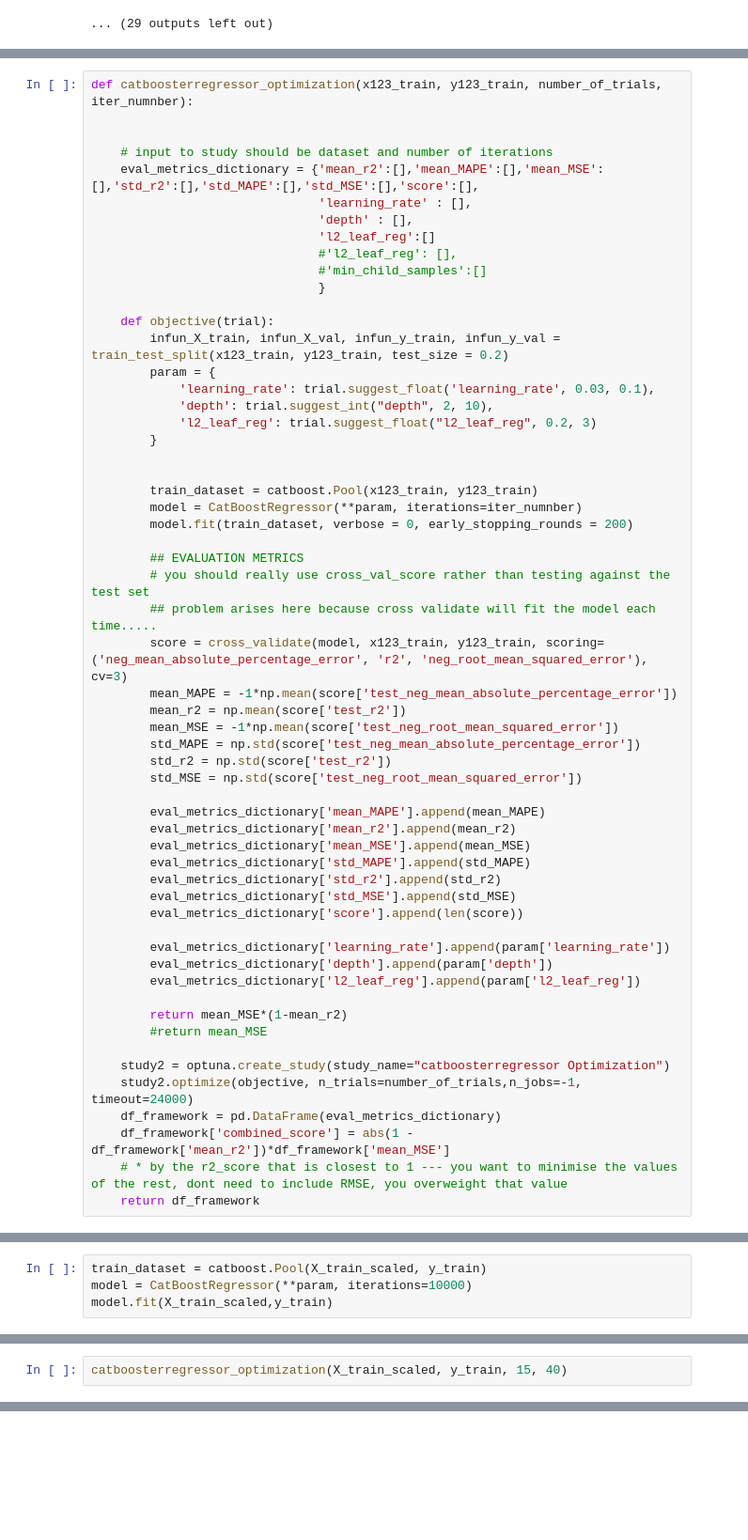
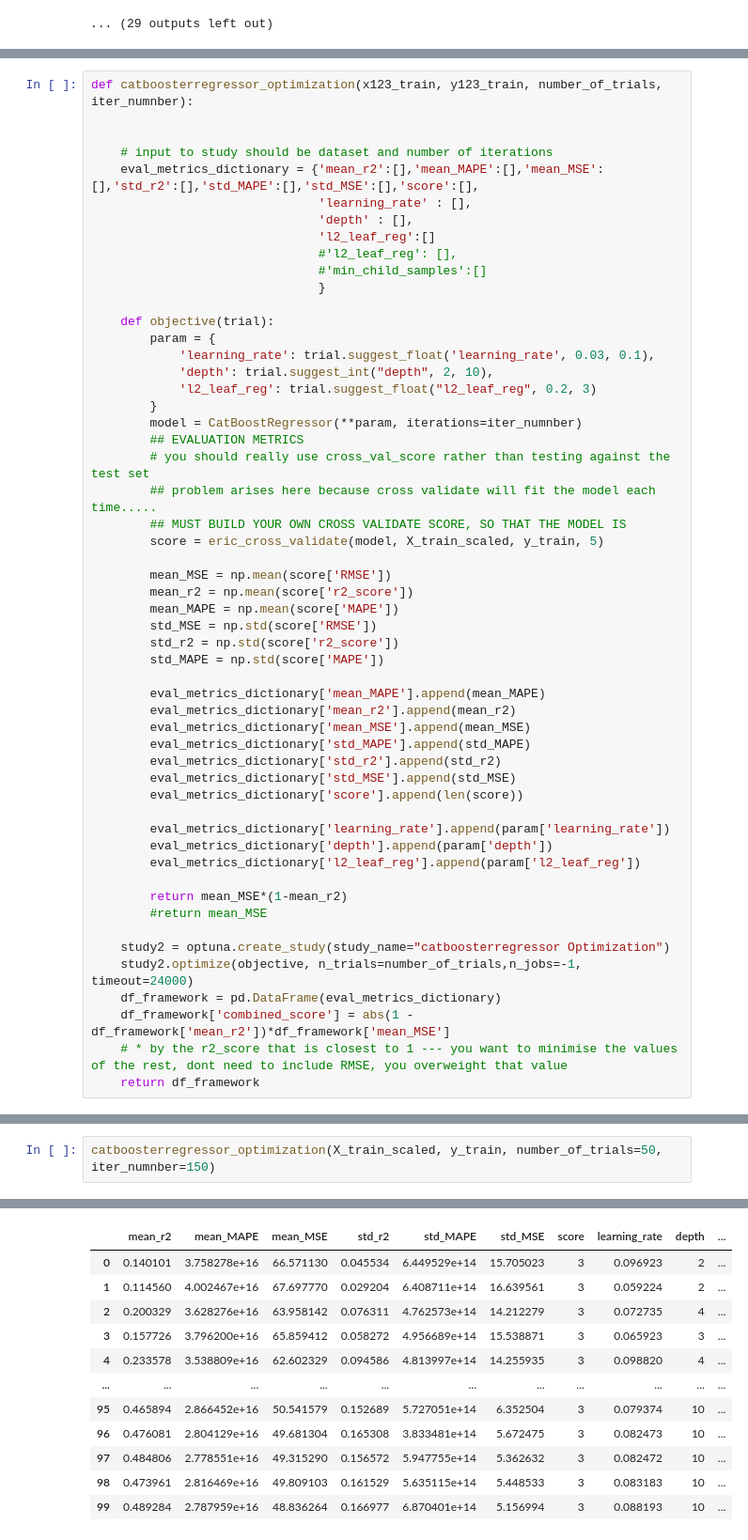
Before and after one commit to saeedbasha/flight_delays_ML, a Jupyter notebook: Lasso_Ridge_optimization.ipynb, the cells around one changed output, grey strips where cells are left out. Shown at 94% size. Drawn from its saved outputs; the diff is of its cells as text; blank space fills up the shorter version.

```diff
--- a/Lasso_Ridge_optimization.ipynb
+++ b/Lasso_Ridge_optimization.ipynb
@@ -762,28 +762,24 @@ def catboosterregressor_optimization(x123_train, y123_train, number_of_trials, i
                                }
 
     def objective(trial):
-        infun_X_train, infun_X_val, infun_y_train, infun_y_val = train_test_split(x123_train, y123_train, test_size = 0.2)
         param = {
             'learning_rate': trial.suggest_float('learning_rate', 0.03, 0.1),
             'depth': trial.suggest_int("depth", 2, 10),
             'l2_leaf_reg': trial.suggest_float("l2_leaf_reg", 0.2, 3)
         }
-
-
-        train_dataset = catboost.Pool(x123_train, y123_train)
         model = CatBoostRegressor(**param, iterations=iter_numnber)
-        model.fit(train_dataset, verbose = 0, early_stopping_rounds = 200)
-
         ## EVALUATION METRICS
         # you should really use cross_val_score rather than testing against the test set
         ## problem arises here because cross validate will fit the model each time.....
-        score = cross_validate(model, x123_train, y123_train, scoring=('neg_mean_absolute_percentage_error', 'r2', 'neg_root_mean_squared_error'), cv=3)
-        mean_MAPE = -1*np.mean(score['test_neg_mean_absolute_percentage_error'])
-        mean_r2 = np.mean(score['test_r2'])
-        mean_MSE = -1*np.mean(score['test_neg_root_mean_squared_error'])
-        std_MAPE = np.std(score['test_neg_mean_absolute_percentage_error'])
-        std_r2 = np.std(score['test_r2'])
-        std_MSE = np.std(score['test_neg_root_mean_squared_error'])
+        ## MUST BUILD YOUR OWN CROSS VALIDATE SCORE, SO THAT THE MODEL IS
+        score = eric_cross_validate(model, X_train_scaled, y_train, 5)
+
+        mean_MSE = np.mean(score['RMSE'])
+        mean_r2 = np.mean(score['r2_score'])
+        mean_MAPE = np.mean(score['MAPE'])
+        std_MSE = np.std(score['RMSE'])
+        std_r2 = np.std(score['r2_score'])
+        std_MAPE = np.std(score['MAPE'])
 
         eval_metrics_dictionary['mean_MAPE'].append(mean_MAPE)
         eval_metrics_dictionary['mean_r2'].append(mean_r2)
@@ -923,4 +804,0 @@ array([ 0.03836074, -0.07030791,  0.06987711,  0.14820558,  0.05594391])
-# %%
-train_dataset = catboost.Pool(X_train_scaled, y_train)
-model = CatBoostRegressor(**param, iterations=10000)
-model.fit(X_train_scaled,y_train)
@@ -949,3 +805,3 @@ model
 # %%
-catboosterregressor_optimization(X_train_scaled, y_train, 15, 40)
+catboosterregressor_optimization(X_train_scaled, y_train, number_of_trials=50, iter_numnber=150)
 # %% [output]
@@ -952,0 +825,12 @@ catboosterregressor_optimization(X_train_scaled, y_train, 15, 40)
+|  | mean_r2 | mean_MAPE | mean_MSE | std_r2 | std_MAPE | std_MSE | score | learning_rate | depth | ... |
+| 0 | 0.140101 | 3.758278e+16 | 66.571130 | 0.045534 | 6.449529e+14 | 15.705023 | 3 | 0.096923 | 2 | ... |
+| 1 | 0.114560 | 4.002467e+16 | 67.697770 | 0.029204 | 6.408711e+14 | 16.639561 | 3 | 0.059224 | 2 | ... |
+| 2 | 0.200329 | 3.628276e+16 | 63.958142 | 0.076311 | 4.762573e+14 | 14.212279 | 3 | 0.072735 | 4 | ... |
+| 3 | 0.157726 | 3.796200e+16 | 65.859412 | 0.058272 | 4.956689e+14 | 15.538871 | 3 | 0.065923 | 3 | ... |
+| 4 | 0.233578 | 3.538809e+16 | 62.602329 | 0.094586 | 4.813997e+14 | 14.255935 | 3 | 0.098820 | 4 | ... |
+| ... | ... | ... | ... | ... | ... | ... | ... | ... | ... | ... |
+| 95 | 0.465894 | 2.866452e+16 | 50.541579 | 0.152689 | 5.727051e+14 | 6.352504 | 3 | 0.079374 | 10 | ... |
+| 96 | 0.476081 | 2.804129e+16 | 49.681304 | 0.165308 | 3.833481e+14 | 5.672475 | 3 | 0.082473 | 10 | ... |
+| 97 | 0.484806 | 2.778551e+16 | 49.315290 | 0.156572 | 5.947755e+14 | 5.362632 | 3 | 0.082472 | 10 | ... |
+| 98 | 0.473961 | 2.816469e+16 | 49.809103 | 0.161529 | 5.635115e+14 | 5.448533 | 3 | 0.083183 | 10 | ... |
+| 99 | 0.489284 | 2.787959e+16 | 48.836264 | 0.166977 | 6.870401e+14 | 5.156994 | 3 | 0.088193 | 10 | ... |
```
Also changed, not shown: parts of 14 cells of this notebook.
